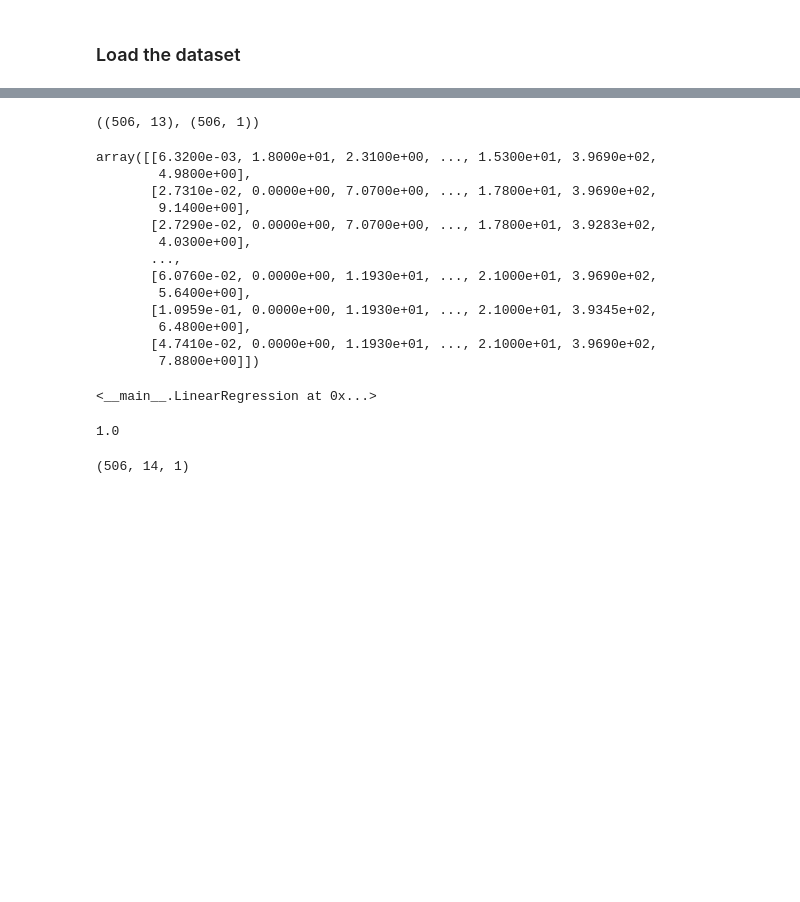
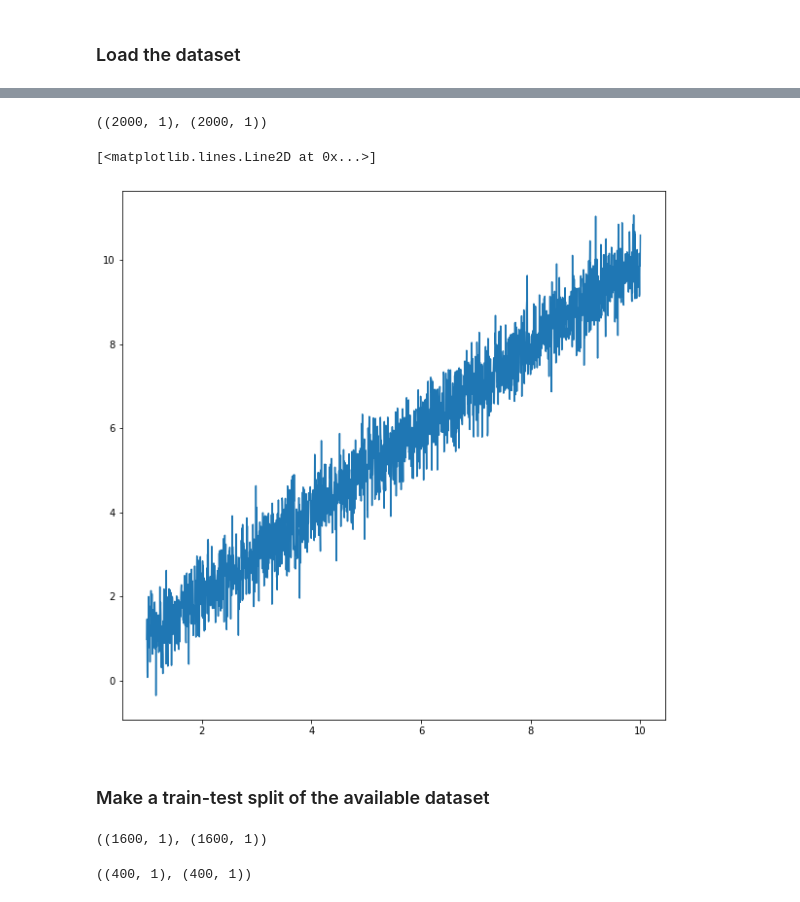
Before and after one commit to WeizmannML/course2020, a Jupyter notebook: Tutorial1/Linear_Regression_Example.ipynb, the cells around one changed output, grey strips where cells are left out. Drawn from its saved outputs; the diff is of its cells as text; code cells hidden in the pictures; blank space fills up the shorter version.

```diff
--- a/Tutorial1/Linear_Regression_Example.ipynb
+++ b/Tutorial1/Linear_Regression_Example.ipynb
@@ -5,2 +9,8 @@ import matplotlib.pyplot as plt
+# %%
+import matplotlib.pyplot as plt
+import pandas as pd
+import seaborn as sn
+
+plt.rcParams["figure.figsize"] = (10,10)
 # %% [markdown]
 ### Load the dataset
@@ -27,20 +19,10 @@ array(['CRIM', 'ZN', 'INDUS', 'CHAS', 'NOX', 'RM', 'AGE', 'DIS', 'RAD',
+# %%
+N_data = 2000
+
+data_x = np.linspace(1.0, 10.0, N_data)[:, np.newaxis]
+#data_y = data_x + 0.5*np.random.randn(N_data,1) + np.log(data_x)
+data_y = data_x + 0.5*np.random.randn(N_data,1)
 # %%
-X.shape, y.shape
+data_x.shape, data_y.shape
 # %% [output]
-((506, 13), (506, 1))
+((2000, 1), (2000, 1))
-# %%
-X
-# %% [output]
-array([[6.3200e-03, 1.8000e+01, 2.3100e+00, ..., 1.5300e+01, 3.9690e+02,
-        4.9800e+00],
-       [2.7310e-02, 0.0000e+00, 7.0700e+00, ..., 1.7800e+01, 3.9690e+02,
-        9.1400e+00],
-       [2.7290e-02, 0.0000e+00, 7.0700e+00, ..., 1.7800e+01, 3.9283e+02,
-        4.0300e+00],
-       ...,
-       [6.0760e-02, 0.0000e+00, 1.1930e+01, ..., 2.1000e+01, 3.9690e+02,
-        5.6400e+00],
-       [1.0959e-01, 0.0000e+00, 1.1930e+01, ..., 2.1000e+01, 3.9345e+02,
-        6.4800e+00],
-       [4.7410e-02, 0.0000e+00, 1.1930e+01, ..., 2.1000e+01, 3.9690e+02,
-        7.8800e+00]])
@@ -108,0 +29,7 @@ regressor = LinearRegression(X, y)
+# %%
+plt.plot( data_x.flatten(), data_y.flatten()  )
+# %% [output]
+[<matplotlib.lines.Line2D at 0x...>]
+[figure, added]
+# %% [markdown]
+### Make a train-test split of the available dataset
@@ -108,0 +38,4 @@ regressor = LinearRegression(X, y)
+# %%
+X_train.shape, y_train.shape
+# %% [output]
+((1600, 1), (1600, 1))
@@ -109,12 +97,2 @@ regressor = LinearRegression(X, y)
 # %%
-regressor.fit()
+learn.fit()
-# %% [output]
-<__main__.LinearRegression at 0x...>
-# %%
-regressor.score()
-# %% [output]
-1.0
-# %%
-regressor.get_params().shape
-# %% [output]
-(506, 14, 1)
@@ -122,0 +101,4 @@ regressor.get_params().shape
+# %%
+y_pred.shape, y_test.shape
+# %% [output]
+((400, 1), (400, 1))
```
Also changed, not shown: parts of 21 cells of this notebook.
